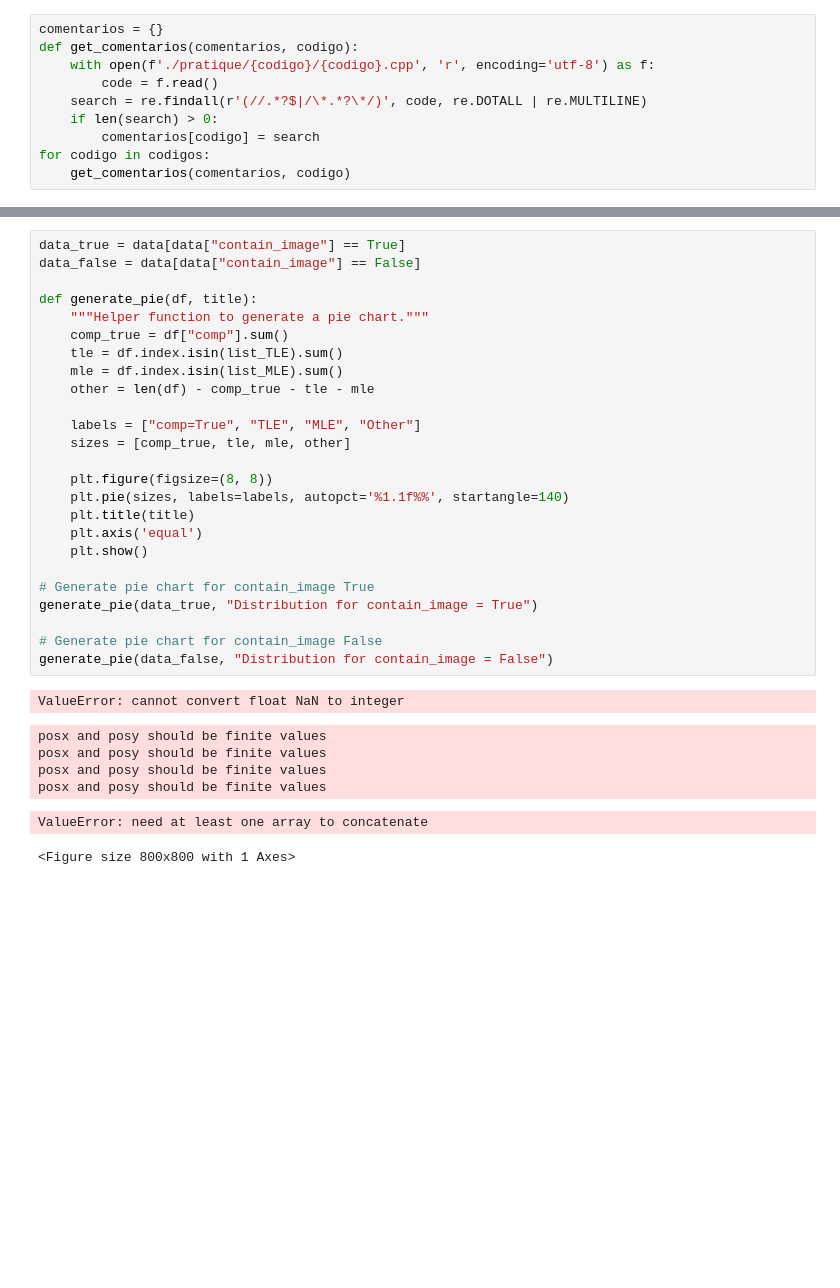
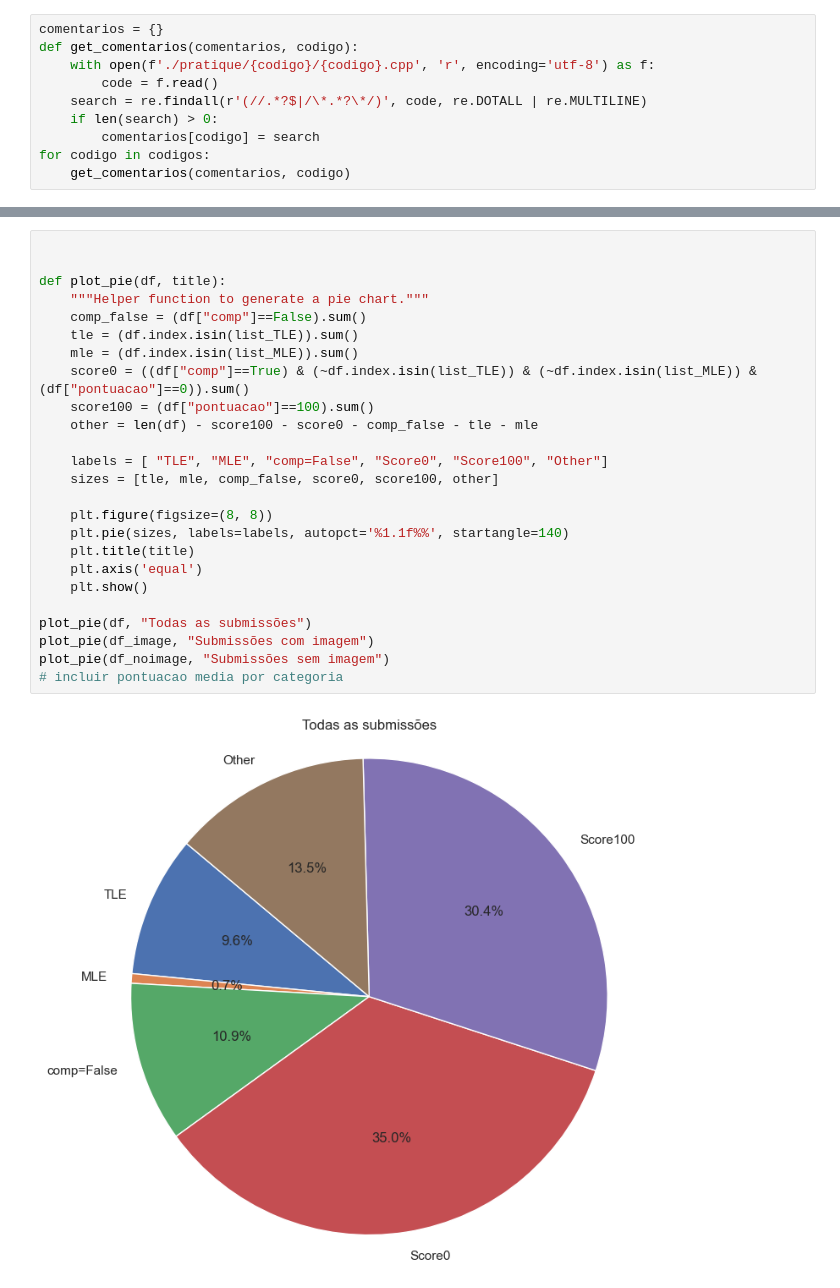
Before and after one commit to andre-n-alcantara/IC, a Jupyter notebook: report.ipynb, the cells around one changed output, grey strips where cells are left out. Cells and saved outputs as stored; diff of their text form; blank space fills up the shorter version.

```diff
--- a/report.ipynb
+++ b/report.ipynb
@@ -152,33 +218,27 @@ See the caveats in the documentation: https://pandas.pydata.org/pandas-docs/stab
 # %%
-data_true = data[data["contain_image"] == True]
-data_false = data[data["contain_image"] == False]
 
-def generate_pie(df, title):
+
+def plot_pie(df, title):
     """Helper function to generate a pie chart."""
-    comp_true = df["comp"].sum()
-    tle = df.index.isin(list_TLE).sum()
-    mle = df.index.isin(list_MLE).sum()
-    other = len(df) - comp_true - tle - mle
+    comp_false = (df["comp"]==False).sum()
+    tle = (df.index.isin(list_TLE)).sum()
+    mle = (df.index.isin(list_MLE)).sum()
+    score0 = ((df["comp"]==True) & (~df.index.isin(list_TLE)) & (~df.index.isin(list_MLE)) & (df["pontuacao"]==0)).sum()
+    score100 = (df["pontuacao"]==100).sum()
+    other = len(df) - score100 - score0 - comp_false - tle - mle
 
-    labels = ["comp=True", "TLE", "MLE", "Other"]
-    sizes = [comp_true, tle, mle, other]
+    labels = [ "TLE", "MLE", "comp=False", "Score0", "Score100", "Other"]
+    sizes = [tle, mle, comp_false, score0, score100, other]
 
     plt.figure(figsize=(8, 8))
     plt.pie(sizes, labels=labels, autopct='%1.1f%%', startangle=140)
     plt.title(title)
     plt.axis('equal')
     plt.show()
 
-# Generate pie chart for contain_image True
-generate_pie(data_true, "Distribution for contain_image = True")
-
-# Generate pie chart for contain_image False
-generate_pie(data_false, "Distribution for contain_image = False")
+plot_pie(df, "Todas as submissões")
+plot_pie(df_image, "Submissões com imagem")
+plot_pie(df_noimage, "Submissões sem imagem")
+# incluir pontuacao media por categoria
 # %% [output]
-ValueError: cannot convert float NaN to integer
-posx and posy should be finite values
-posx and posy should be finite values
-posx and posy should be finite values
-posx and posy should be finite values
-ValueError: need at least one array to concatenate
-<Figure size 800x800 with 1 Axes>
+[figure, added]
```
Also changed, not shown: parts of 16 cells of this notebook, 3 other files.
